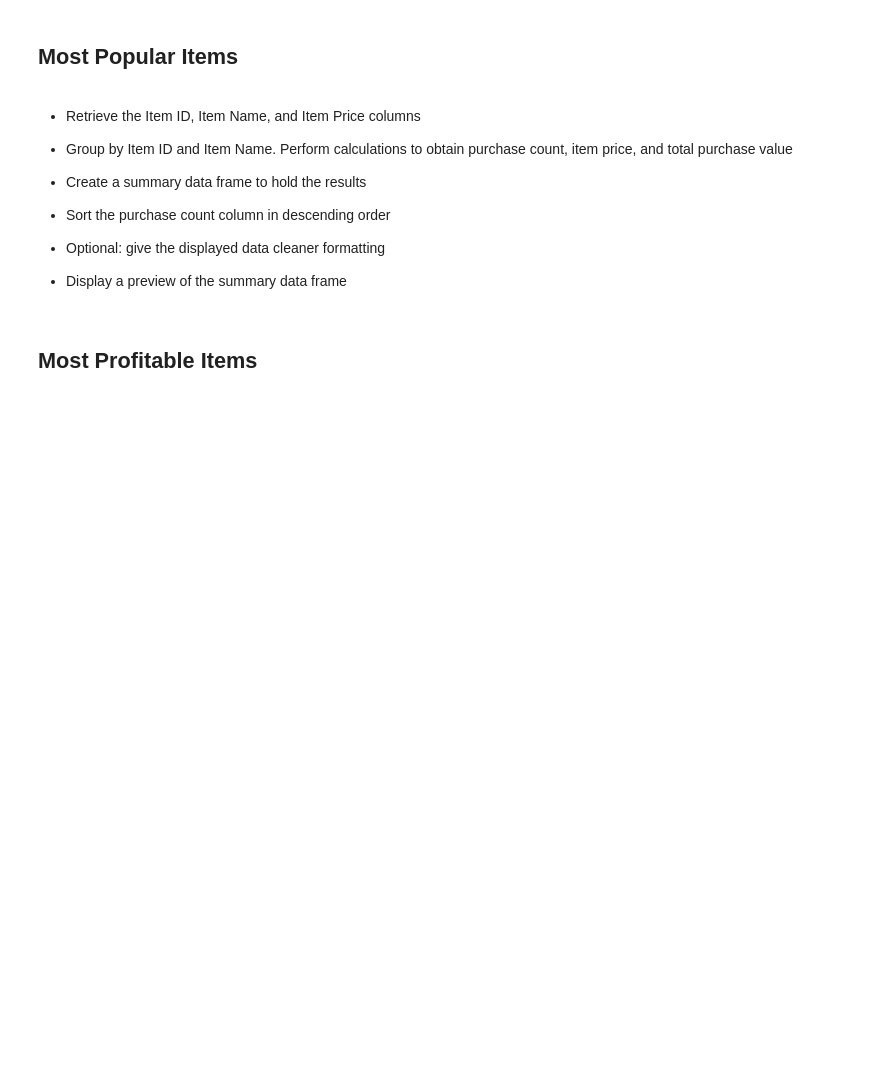
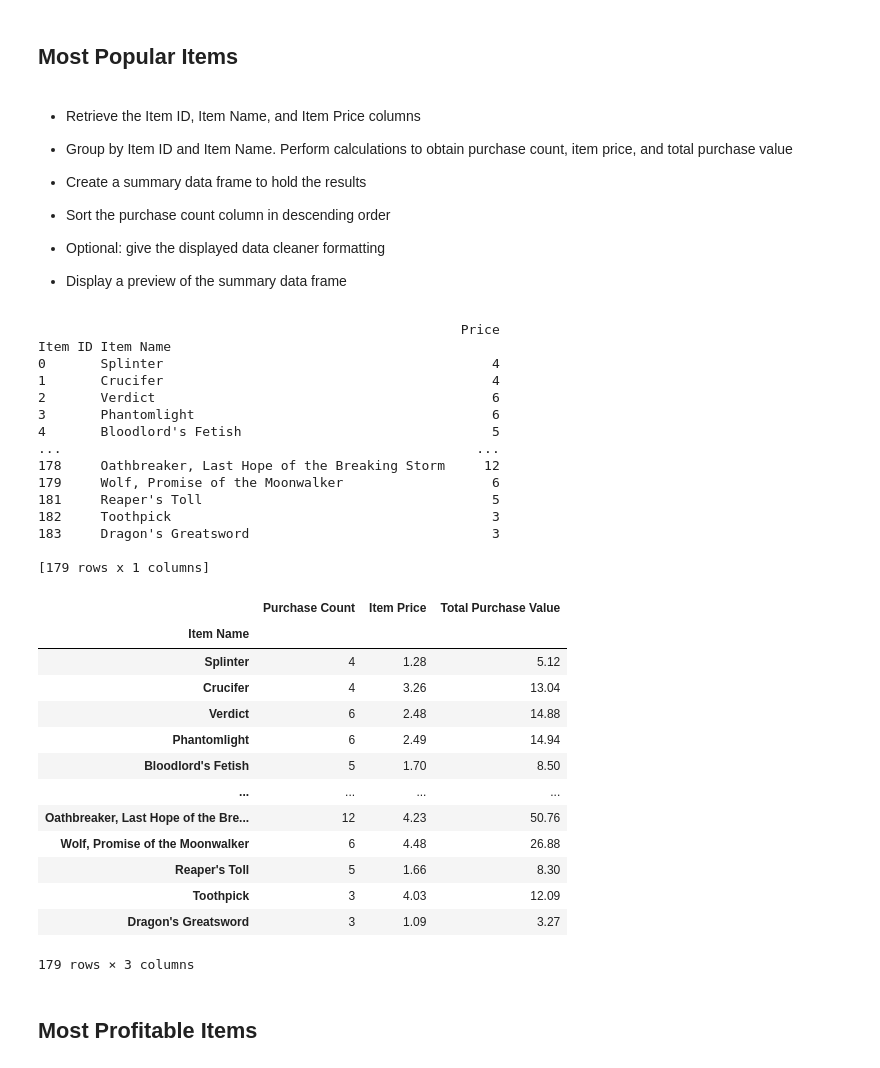
Before and after one commit to maddymcraven/pandas-challenge, a Jupyter notebook: HeroesOfPymoli/HeroesOfPymoli_starter.ipynb, the cells around one changed output. Cells and saved outputs as stored; diff of their text form; code cells hidden in the pictures; blank space fills up the shorter version.

```diff
--- a/HeroesOfPymoli/HeroesOfPymoli_starter.ipynb
+++ b/HeroesOfPymoli/HeroesOfPymoli_starter.ipynb
@@ -273,6 +296,50 @@ age_group
 
 
 * Display a preview of the summary data frame
+# %%
+df2 = purchase_data[['Item ID','Item Name','Price']]
+itemgroup = df2.groupby(['Item ID', 'Item Name'])
+
+purchase_count = itemgroup.count()
+item_price = itemgroup.first()
+total_purch = itemgroup.sum()
+
+print((purchase_count))
+
+summary = purchase_count.merge(item_price, on='Item Name')
+summary = summary.rename(columns={'Price_x': 'Purchase Count', 'Price_y': 'Item Price'})
+summary['Total Purchase Value'] = summary['Purchase Count'] * summary['Item Price']
+summary
+# %% [output]
+                                                      Price
+Item ID Item Name
+0       Splinter                                          4
+1       Crucifer                                          4
+2       Verdict                                           6
+3       Phantomlight                                      6
+4       Bloodlord's Fetish                                5
+...                                                     ...
+178     Oathbreaker, Last Hope of the Breaking Storm     12
+179     Wolf, Promise of the Moonwalker                   6
+181     Reaper's Toll                                     5
+182     Toothpick                                         3
+183     Dragon's Greatsword                               3
+
+[179 rows x 1 columns]
+|  | Purchase Count | Item Price | Total Purchase Value |
+| Item Name |  |  |  |
+| Splinter | 4 | 1.28 | 5.12 |
+| Crucifer | 4 | 3.26 | 13.04 |
+| Verdict | 6 | 2.48 | 14.88 |
+| Phantomlight | 6 | 2.49 | 14.94 |
+| Bloodlord's Fetish | 5 | 1.70 | 8.50 |
+| ... | ... | ... | ... |
+| Oathbreaker, Last Hope of the Bre... | 12 | 4.23 | 50.76 |
+| Wolf, Promise of the Moonwalker | 6 | 4.48 | 26.88 |
+| Reaper's Toll | 5 | 1.66 | 8.30 |
+| Toothpick | 3 | 4.03 | 12.09 |
+| Dragon's Greatsword | 3 | 1.09 | 3.27 |
+179 rows × 3 columns
 # %% [markdown]
 ## Most Profitable Items
 # %% [markdown]
```
Also changed, not shown: parts of 2 cells of this notebook.
